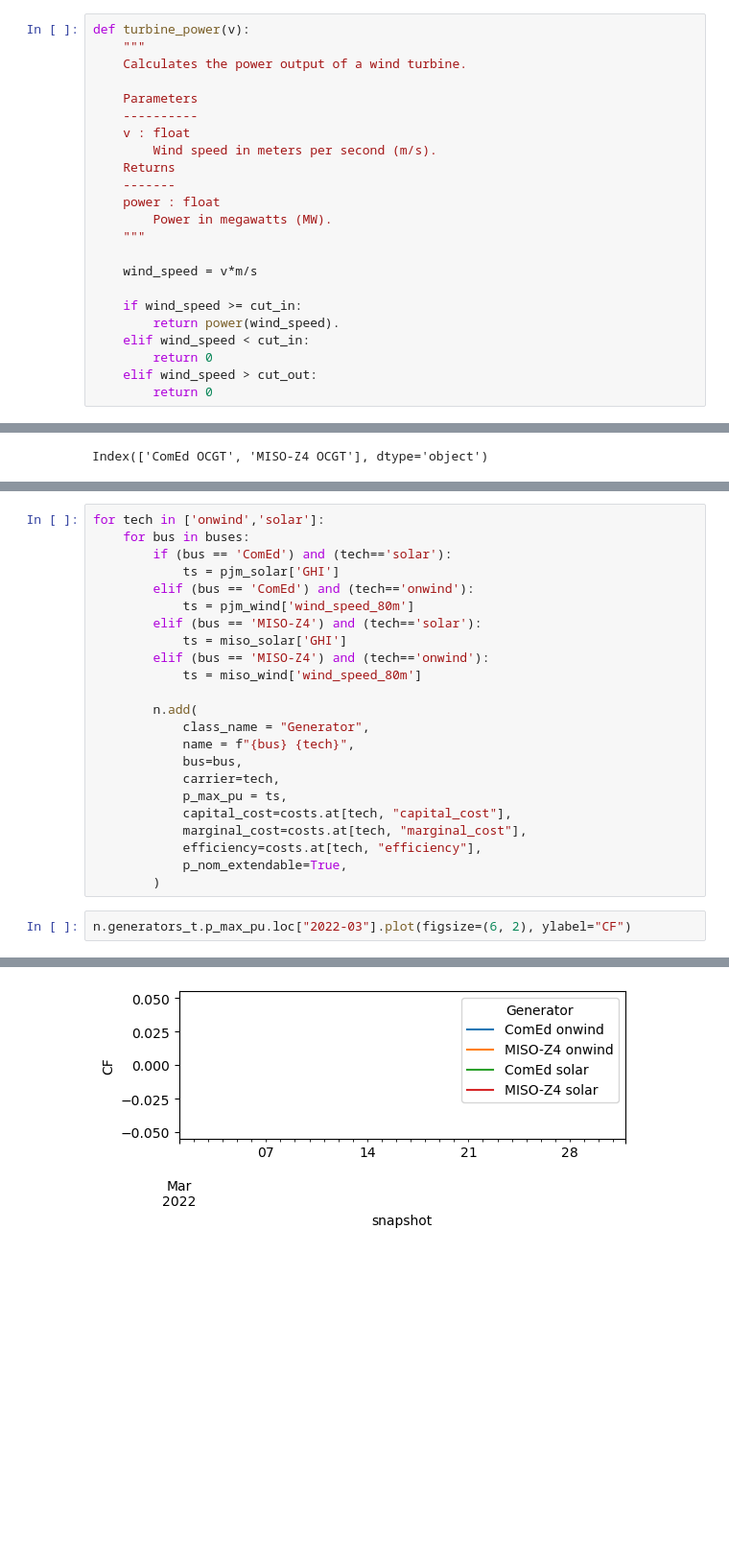
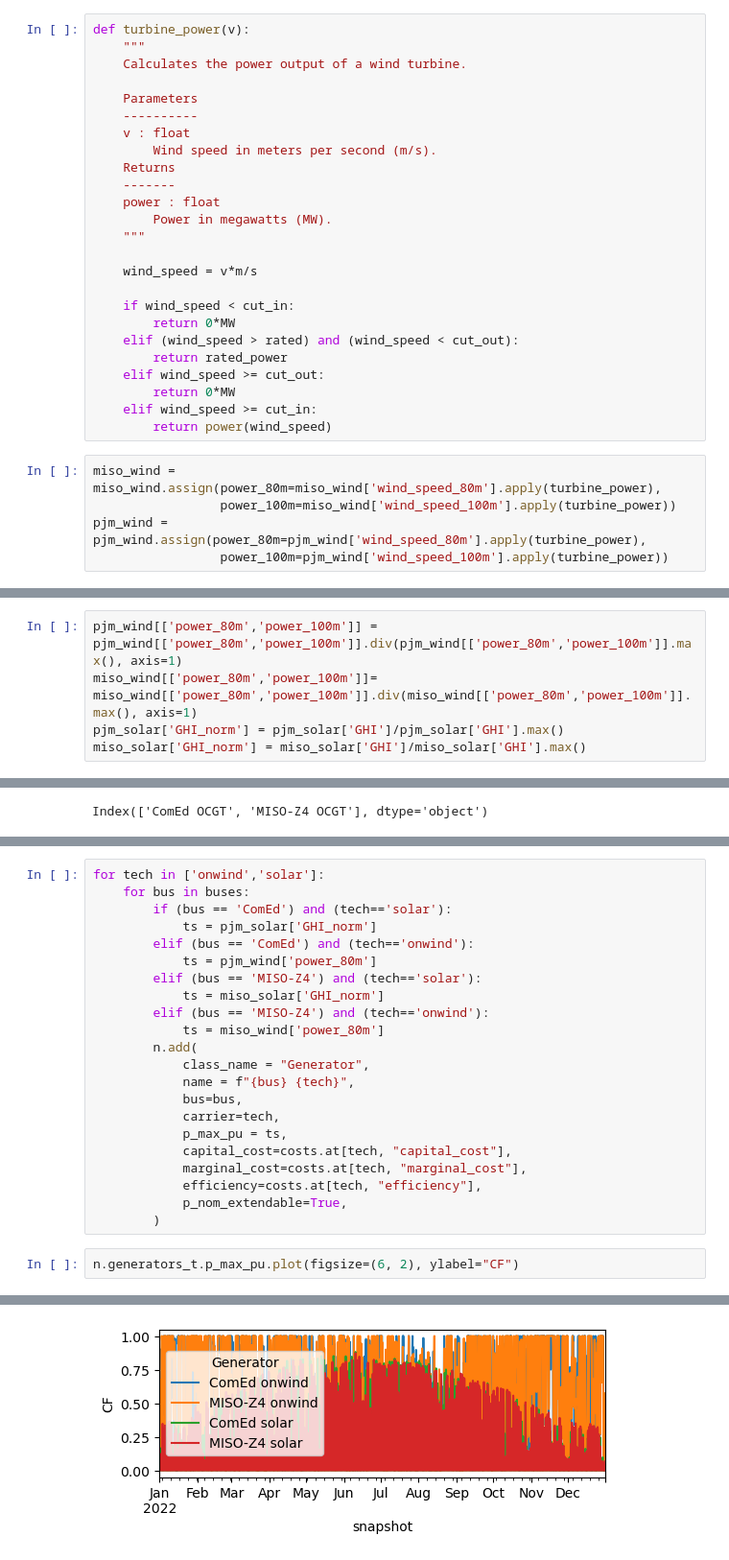
Before and after one commit to ucsusa/pypsa-illinois, a Jupyter notebook: notebooks/illinois_model.ipynb, the cells around one changed output, grey strips where cells are left out. Shown at 96% size. Saved outputs shown, nothing was run; the diff lists cells and outputs as text; blank space fills up the shorter version.

Commit message:
adds solar and wind generators to the model

```diff
--- a/notebooks/illinois_model.ipynb
+++ b/notebooks/illinois_model.ipynb
@@ -175,9 +171,16 @@ def turbine_power(v):
 
     wind_speed = v*m/s
 
-    if wind_speed >= cut_in:
-        return power(wind_speed).
-    elif wind_speed < cut_in:
-        return 0
-    elif wind_speed > cut_out:
-        return 0
+    if wind_speed < cut_in:
+        return 0*MW
+    elif (wind_speed > rated) and (wind_speed < cut_out):
+        return rated_power
+    elif wind_speed >= cut_out:
+        return 0*MW
+    elif wind_speed >= cut_in:
+        return power(wind_speed)
+# %%
+miso_wind = miso_wind.assign(power_80m=miso_wind['wind_speed_80m'].apply(turbine_power),
+                 power_100m=miso_wind['wind_speed_100m'].apply(turbine_power))
+pjm_wind = pjm_wind.assign(power_80m=pjm_wind['wind_speed_80m'].apply(turbine_power),
+                 power_100m=pjm_wind['wind_speed_100m'].apply(turbine_power))
@@ -184 +196,6 @@ def turbine_power(v):
+# %%
+pjm_wind[['power_80m','power_100m']] = pjm_wind[['power_80m','power_100m']].div(pjm_wind[['power_80m','power_100m']].max(), axis=1)
+miso_wind[['power_80m','power_100m']]= miso_wind[['power_80m','power_100m']].div(miso_wind[['power_80m','power_100m']].max(), axis=1)
+pjm_solar['GHI_norm'] = pjm_solar['GHI']/pjm_solar['GHI'].max()
+miso_solar['GHI_norm'] = miso_solar['GHI']/miso_solar['GHI'].max()
 # %%
@@ -357,14 +334,13 @@ Type:      method
 for tech in ['onwind','solar']:
     for bus in buses:
         if (bus == 'ComEd') and (tech=='solar'):
-            ts = pjm_solar['GHI']
+            ts = pjm_solar['GHI_norm']
         elif (bus == 'ComEd') and (tech=='onwind'):
-            ts = pjm_wind['wind_speed_80m']
+            ts = pjm_wind['power_80m']
         elif (bus == 'MISO-Z4') and (tech=='solar'):
-            ts = miso_solar['GHI']
+            ts = miso_solar['GHI_norm']
         elif (bus == 'MISO-Z4') and (tech=='onwind'):
-            ts = miso_wind['wind_speed_80m']
-
+            ts = miso_wind['power_80m']
         n.add(
             class_name = "Generator",
             name = f"{bus} {tech}",
@@ -377,7 +353,7 @@ for tech in ['onwind','solar']:
             p_nom_extendable=True,
         )
 # %%
-n.generators_t.p_max_pu.loc["2022-03"].plot(figsize=(6, 2), ylabel="CF")
+n.generators_t.p_max_pu.plot(figsize=(6, 2), ylabel="CF")
 # %% [output]
 <Axes: xlabel='snapshot', ylabel='CF'>
-[figure, old version]
+[figure, new version]
```
Also changed, not shown: parts of 20 cells of this notebook.
